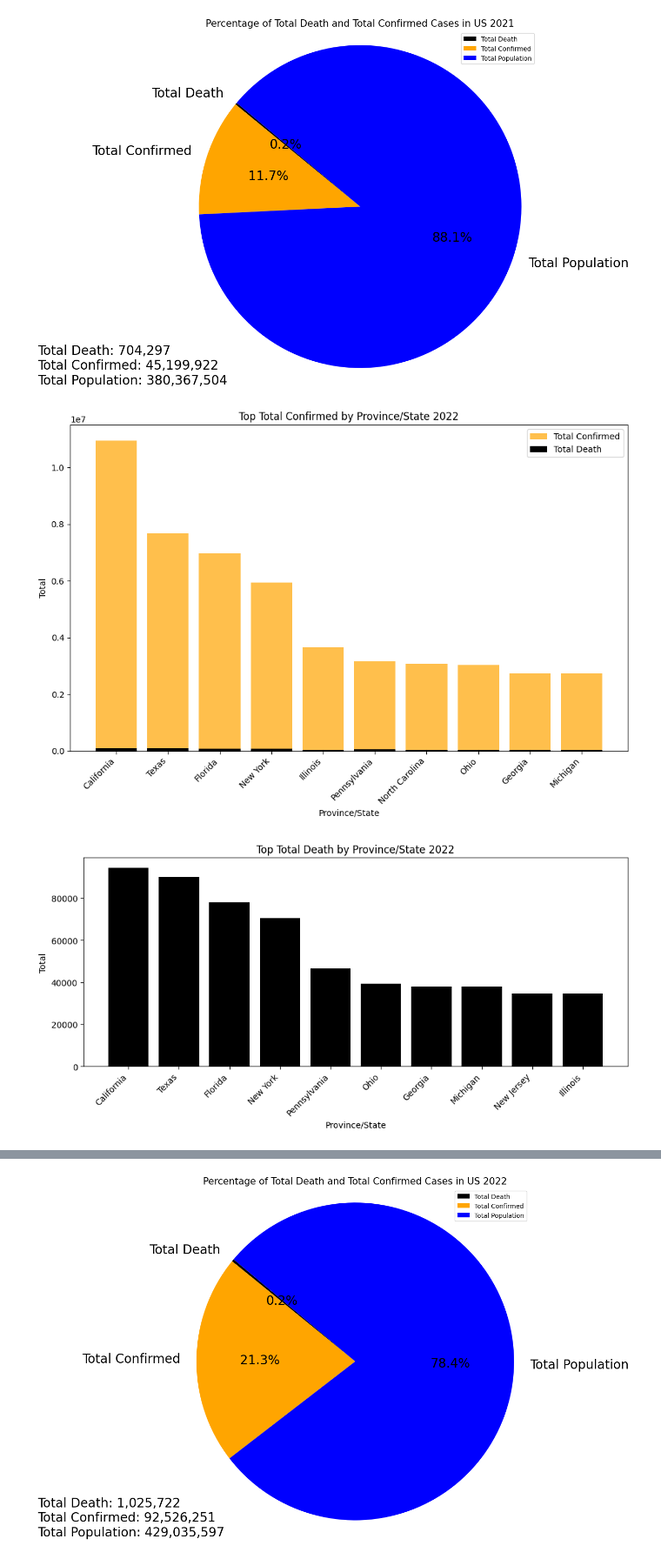
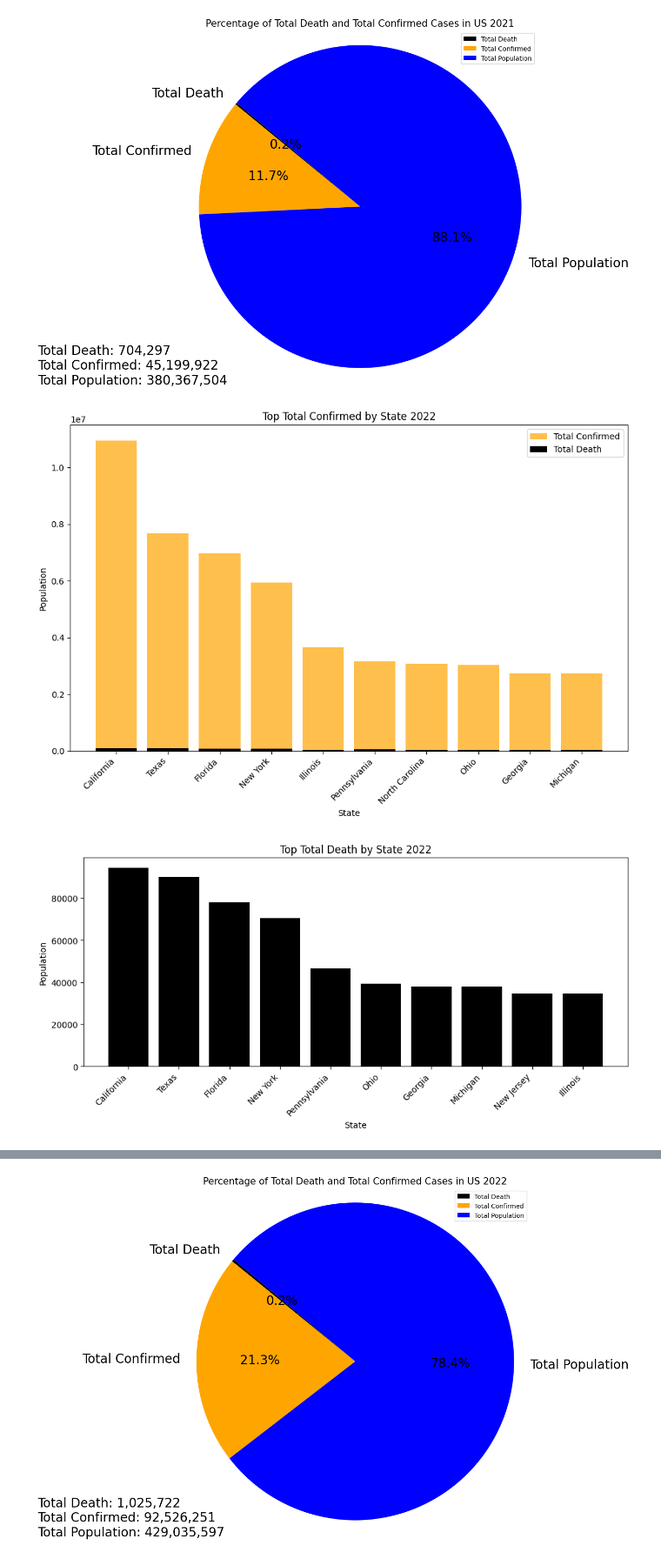
Before and after one commit to AppleBoiy/cs203-c19-analysis, a Jupyter notebook: code/ranking.ipynb, the cells around one changed output, grey strips where cells are left out. Shown: that part at 87% size. Cells and saved outputs as stored; diff of their text form; code cells hidden in the pictures.

```diff
--- a/code/ranking.ipynb
+++ b/code/ranking.ipynb
@@ -226,9 +226,9 @@ plt.figure(figsize=(10, 7))
 plt.bar(state_df['Province/State'], state_df['Total Confirmed'], color='orange', label='Total Confirmed', alpha=0.7)
 plt.bar(state_df['Province/State'], state_df['Total Death'], color='black', label='Total Death')
 
-plt.xlabel('Province/State')
-plt.ylabel('Total')
-plt.title('Top Total Confirmed by Province/State 2022')
+plt.xlabel('State')
+plt.ylabel('Population')
+plt.title('Top Total Confirmed by State 2022')
 
 plt.xticks(rotation=45, ha="right")
 
@@ -237,26 +237,26 @@ plt.legend()
 plt.tight_layout()
 plt.show()
 # %% [output]
-[figure, old version]
+[figure, new version]
 # %%
 state_df = df.groupby('Province/State')[['Total Death', 'Total Confirmed']].sum().reset_index()
 state_df = state_df.sort_values(by='Total Death', ascending=False)
 
 state_df = state_df.head(10)
 plt.figure(figsize=(10, 5))
 
 plt.bar(state_df['Province/State'], state_df['Total Death'], color='black', label='Total Death')
 
-plt.xlabel('Province/State')
-plt.ylabel('Total')
-plt.title('Top Total Death by Province/State 2022')
+plt.xlabel('State')
+plt.ylabel('Population')
+plt.title('Top Total Death by State 2022')
 
 plt.xticks(rotation=45, ha="right")
 
 plt.tight_layout()
 plt.show()
 # %% [output]
-[figure, old version]
+[figure, new version]
 # %%
 state_df = df.groupby('Province/State')[['Total Death', 'Total Confirmed']].sum().reset_index()
 state_df = state_df.sort_values(by='Total Confirmed', ascending=False)
```
Also changed, not shown: parts of 7 cells of this notebook.
